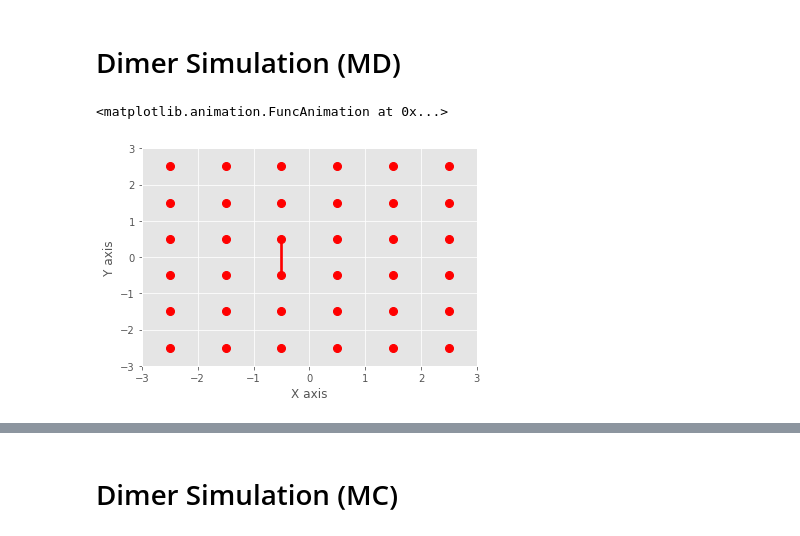
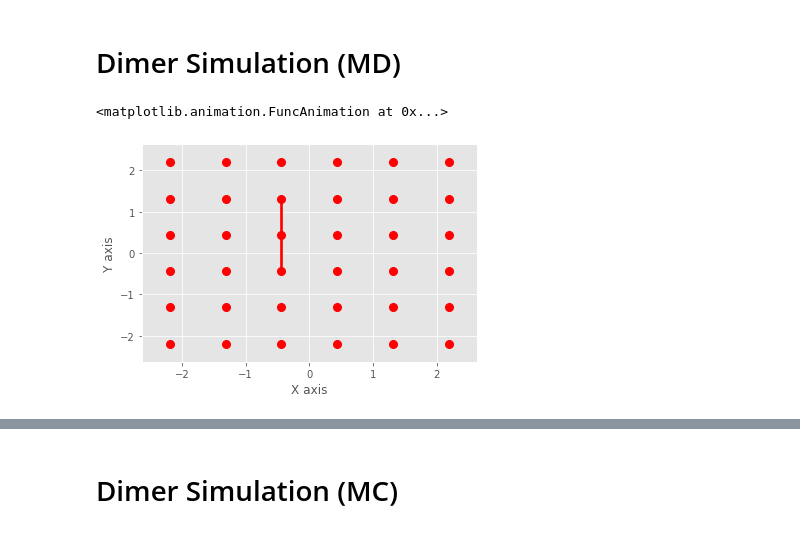
Before and after one commit to gandhiy/boltzmann-generator, a Jupyter notebook: notebooks/Simulation-Facades.ipynb, the cells around one changed output, grey strips where cells are left out. Cells and saved outputs as stored; diff of their text form; code cells hidden in the pictures.

```diff
--- a/notebooks/Simulation-Facades.ipynb
+++ b/notebooks/Simulation-Facades.ipynb
@@ -44,5 +51,4 @@ plt.scatter(*b.T, s=0.5)
 # %% [markdown]
 # Dimer Simulation (MD)
 # %%
-dimer_sim = simulations.DimerLJFluidSim("configs/dimer_sim_config_md.yml")
-dimer_sim.runSimulation()
+dimer_sim_md = simulations.DimerLJFluidSim("configs/dimer_sim_config_md.yml")
@@ -49,7 +57,7 @@ dimer_sim.runSimulation()
 # %%
-a = np.array(dimer_sim.coordinate_logger.coordinates)
+a = np.array(dimer_sim_md.coordinate_logger.coordinates)
 # %%
-visuals.make_2D_traj_bond(a, dimer_sim.system.box, [[14, 15]])
+visuals.make_2D_traj_bond(a, dimer_sim_md.system.box, [[0, 1]])
 # %% [output]
 <matplotlib.animation.FuncAnimation at 0x...>
-[figure, old version]
+[figure, new version]
```
Also changed, not shown: parts of 16 cells of this notebook, 4 other files.
